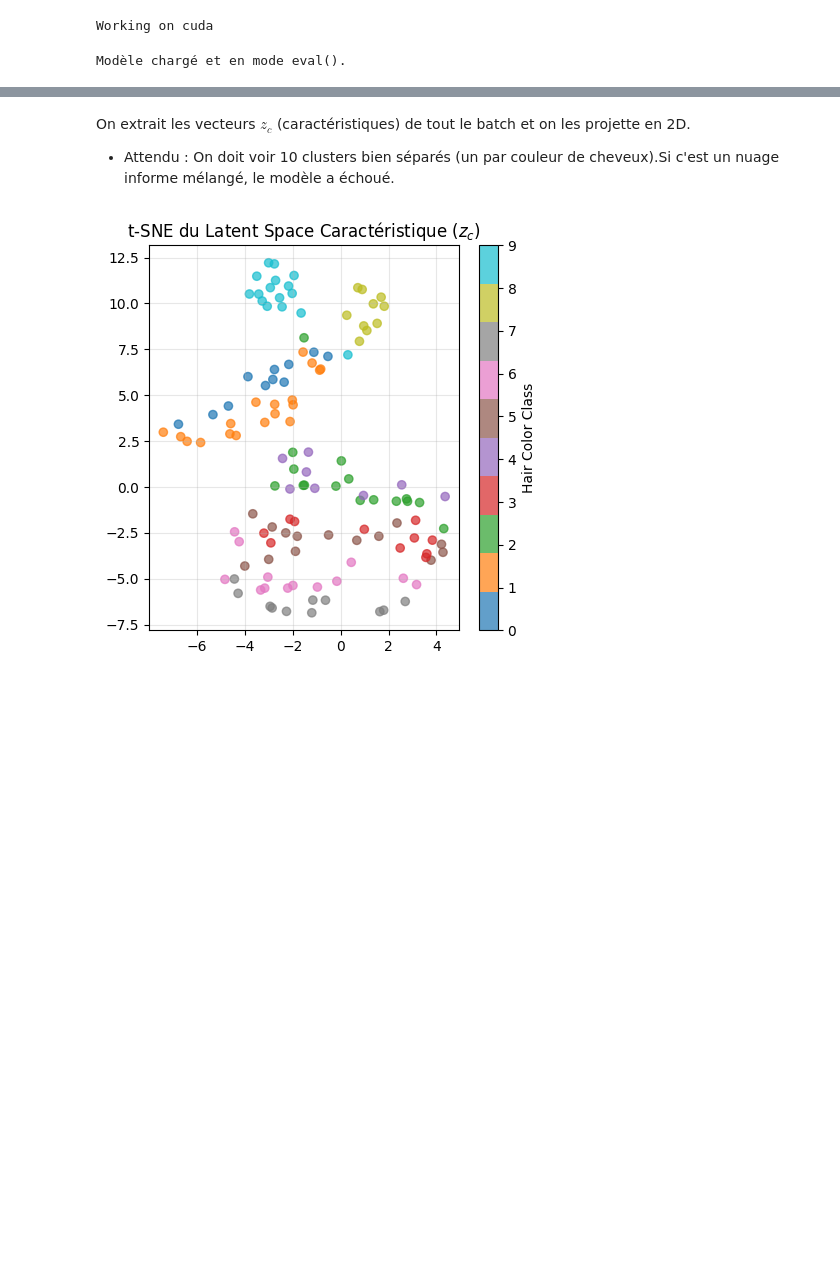
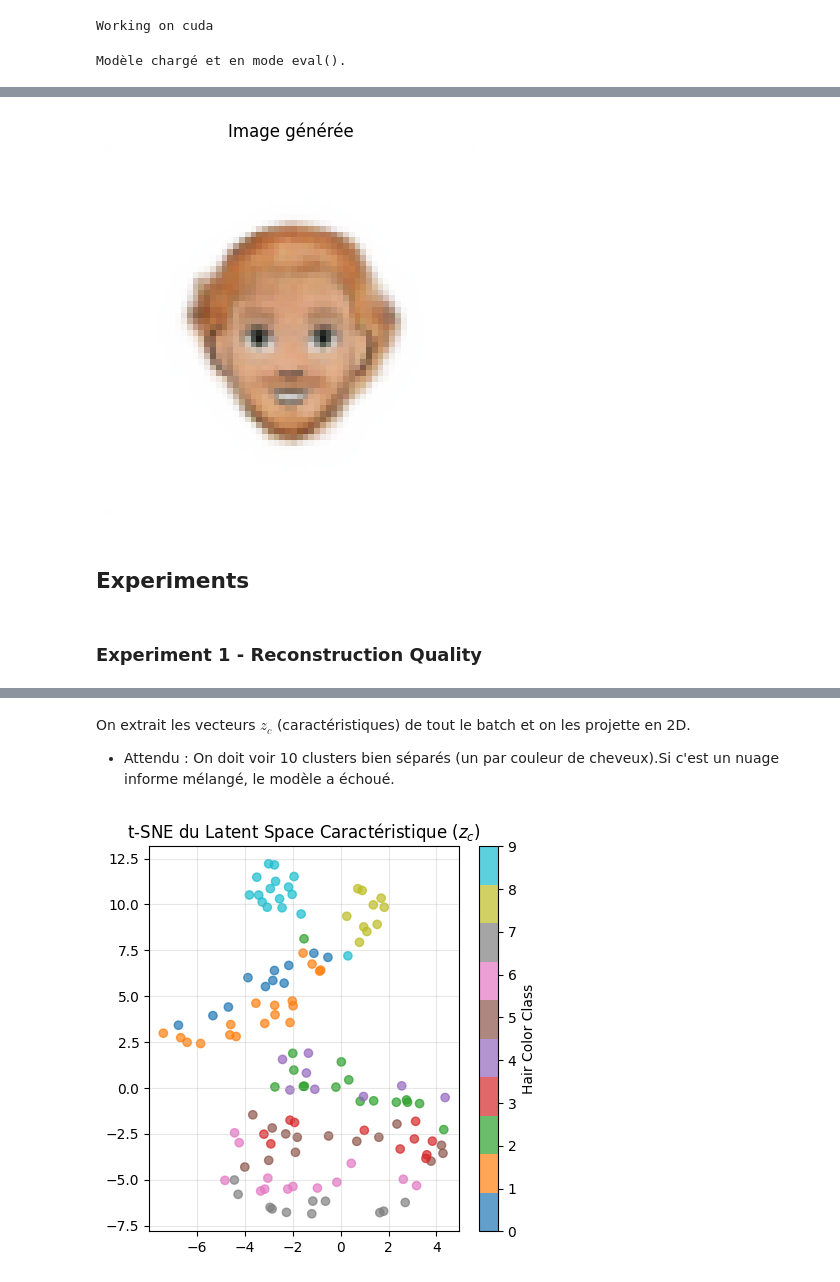
Before and after one commit to Farouc/ccvaes, a Jupyter notebook: demo_ccvae.ipynb, the cells around one changed output, grey strips where cells are left out. Drawn from its saved outputs; the diff is of its cells as text; code cells hidden in the pictures; blank space fills up the shorter version.

```diff
--- a/demo_ccvae.ipynb
+++ b/demo_ccvae.ipynb
@@ -67,0 +180,8 @@ show_recons(fixed_x, model)
+# %%
+show_tensor_image(generate_conditional(model,8))
+# %% [output]
+[figure, added]
+# %% [markdown]
+## Experiments
+# %% [markdown]
+### Experiment 1 - Reconstruction Quality
```
Also changed, not shown: parts of 12 cells of this notebook.
